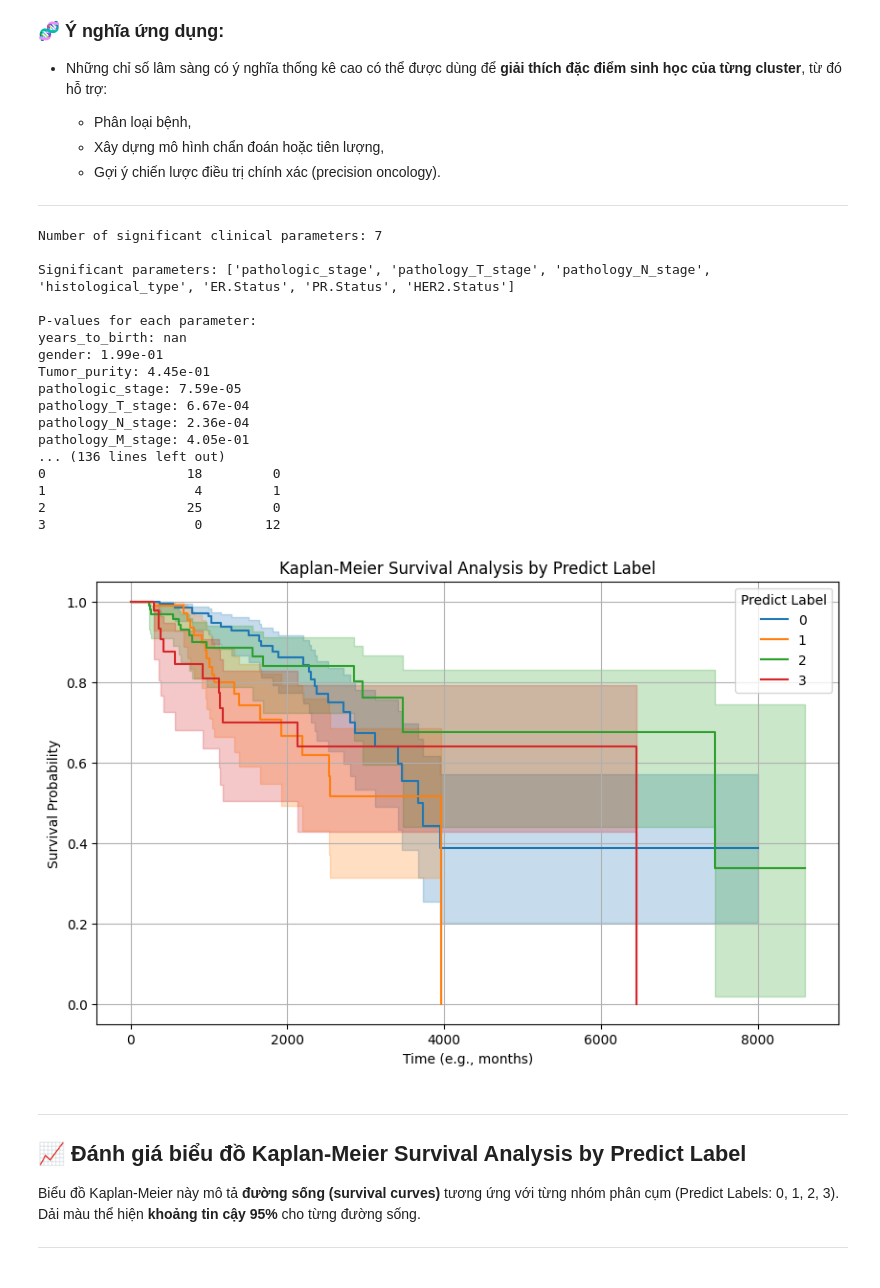
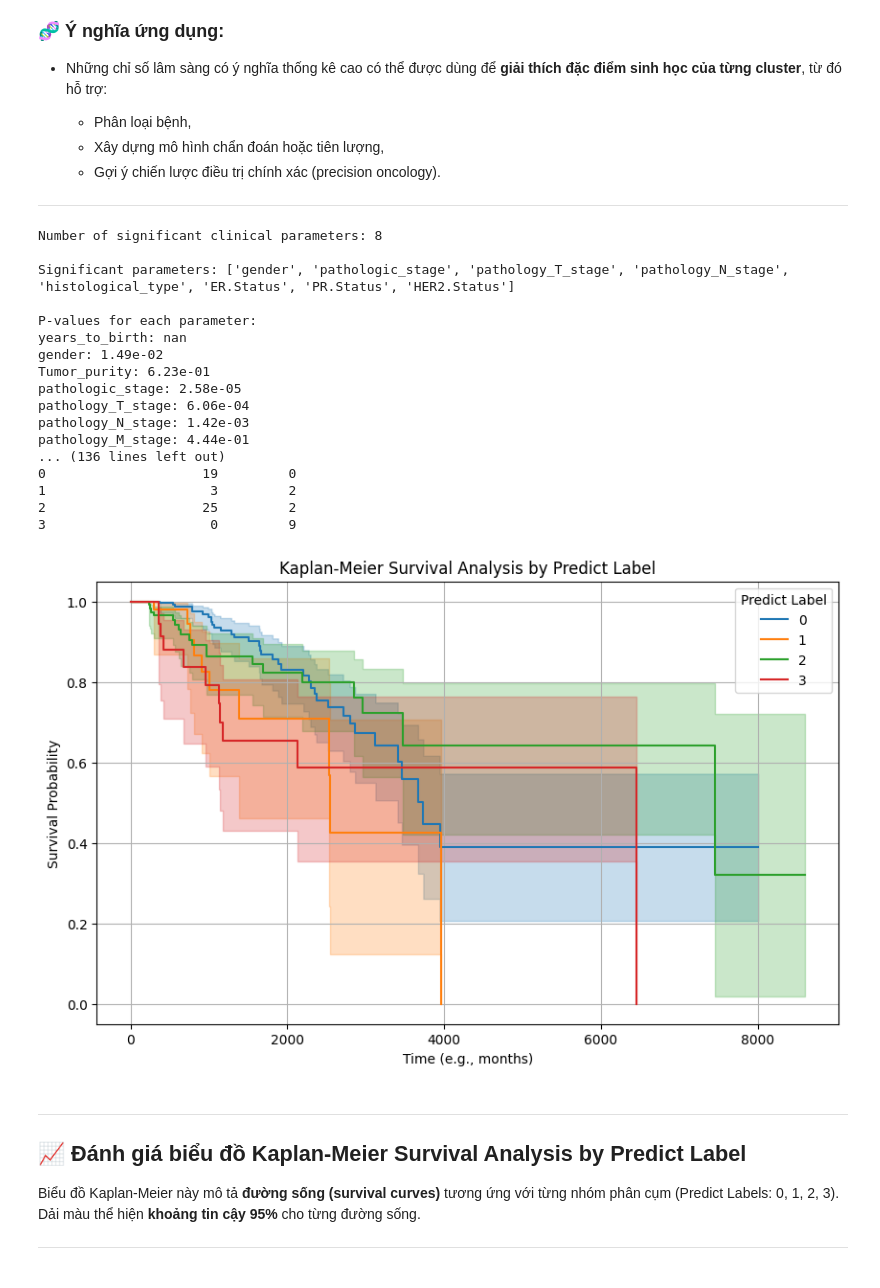
Before and after one commit to haitranduc4270/MoGCN, a Jupyter notebook: survival_analysis.ipynb, the cells around one changed output. Saved outputs shown, nothing was run; the diff lists cells and outputs as text; code cells hidden in the pictures.

```diff
--- a/survival_analysis.ipynb
+++ b/survival_analysis.ipynb
@@ -7,7 +7,7 @@ import numpy as np
 from scipy import stats
 import seaborn as sns
 
-predict = pd.read_csv('data\sample_classes.csv');
+predict = pd.read_csv('result/GAT_predicted_data.csv');
 predict = predict.rename(columns={predict.columns[0]: 'id_key'})
 
 clinical_data = pd.read_csv('data/clinical/Human__TCGA_BRCA__MS__Clinical__Clinical__01_28_2016__BI__Clinical__Firehose.tsi', sep='\t')
@@ -166,67 +166,67 @@ print("\nSubtype Analysis:")
 for param in clinical_params:
     if param in ['years_to_birth', 'number_of_lymph_nodes']:
         print(f"\n{param} by subtype:")
-        print(result.groupby('class')[param].describe())
+        print(result.groupby('predict_label')[param].describe())
     else:
         print(f"\n{param} distribution by subtype:")
-        print(pd.crosstab(result['class'], result[param]))
+        print(pd.crosstab(result['predict_label'], result[param]))
 
 # Save results to CSV
 result.to_csv('clinical_analysis_results.csv', index=False)
 # %% [output]
-Number of significant clinical parameters: 7
+Number of significant clinical parameters: 8
 
-Significant parameters: ['pathologic_stage', 'pathology_T_stage', 'pathology_N_stage', 'histological_type', 'ER.Status', 'PR.Status', 'HER2.Status']
+Significant parameters: ['gender', 'pathologic_stage', 'pathology_T_stage', 'pathology_N_stage', 'histological_type', 'ER.Status', 'PR.Status', 'HER2.Status']
 
 P-values for each parameter:
 years_to_birth: nan
-gender: 1.99e-01
-Tumor_purity: 4.45e-01
-pathologic_stage: 7.59e-05
-pathology_T_stage: 6.67e-04
-pathology_N_stage: 2.36e-04
-pathology_M_stage: 4.05e-01
+gender: 1.49e-02
+Tumor_purity: 6.23e-01
+pathologic_stage: 2.58e-05
+pathology_T_stage: 6.06e-04
+pathology_N_stage: 1.42e-03
+pathology_M_stage: 4.44e-01
 ... (136 lines left out)
-0                  18         0
-1                   4         1
-2                  25         0
-3                   0        12
+0                    19         0
+1                     3         2
+2                    25         2
+3                     0         9
 # %%
 import pandas as pd
 from lifelines import KaplanMeierFitter
 import matplotlib.pyplot as plt
 
 # Tạo DataFrame mới với các cột cần thiết
-df = result[['overallsurvival', 'status', 'class', 'id_key']].copy()
+df = result[['overallsurvival', 'status', 'predict_label', 'id_key']].copy()
 
 # Thay thế dấu ',' bằng '.' và chuyển đổi sang kiểu float, xử lý lỗi bằng cách chuyển giá trị không hợp lệ thành NaN
 df['overallsurvival'] = pd.to_numeric(df['overallsurvival'].str.replace(',', '.'), errors='coerce')
 
 # Chuyển đổi cột 'status' sang kiểu int
 df['status'] = pd.to_numeric(df['status'], errors='coerce').astype('Int64')
 
 # Loại bỏ các hàng có giá trị thiếu trong 'overallsurvival' hoặc 'status'
 df_clean = df.dropna(subset=['overallsurvival', 'status'])
 
 # Khởi tạo đối tượng KaplanMeierFitter
 kmf = KaplanMeierFitter()
 
-# Vẽ biểu đồ Kaplan-Meier cho từng nhóm trong cột 'class'
+# Vẽ biểu đồ Kaplan-Meier cho từng nhóm trong cột 'predict_label'
 plt.figure(figsize=(10, 6))
-for label, grouped_df in df_clean.groupby('class'):
+for label, grouped_df in df_clean.groupby('predict_label'):
     kmf.fit(durations=grouped_df['overallsurvival'],
             event_observed=grouped_df['status'],
             label=str(label))
     kmf.plot_survival_function()
 
 plt.title("Kaplan-Meier Survival Analysis by Predict Label")
 plt.xlabel("Time (e.g., months)")
 plt.ylabel("Survival Probability")
 plt.legend(title="Predict Label")
 plt.grid(True)
 plt.show()
 # %% [output]
-[figure, old version]
+[figure, new version]
 # %% [markdown]
 
 ---
```
Also changed, not shown: parts of 5 cells of this notebook.
